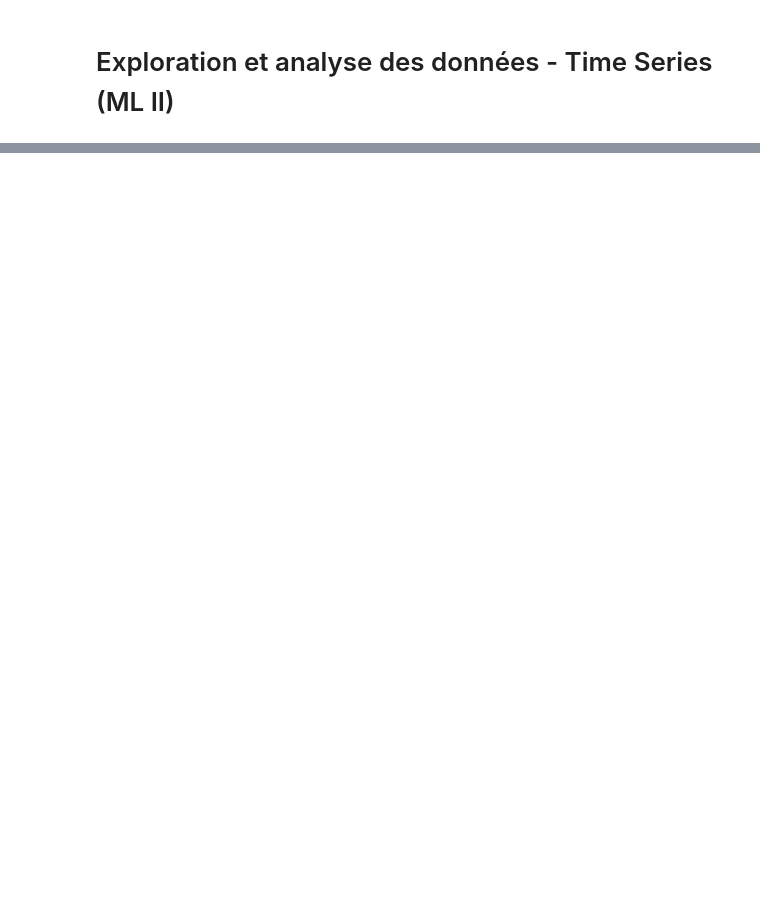
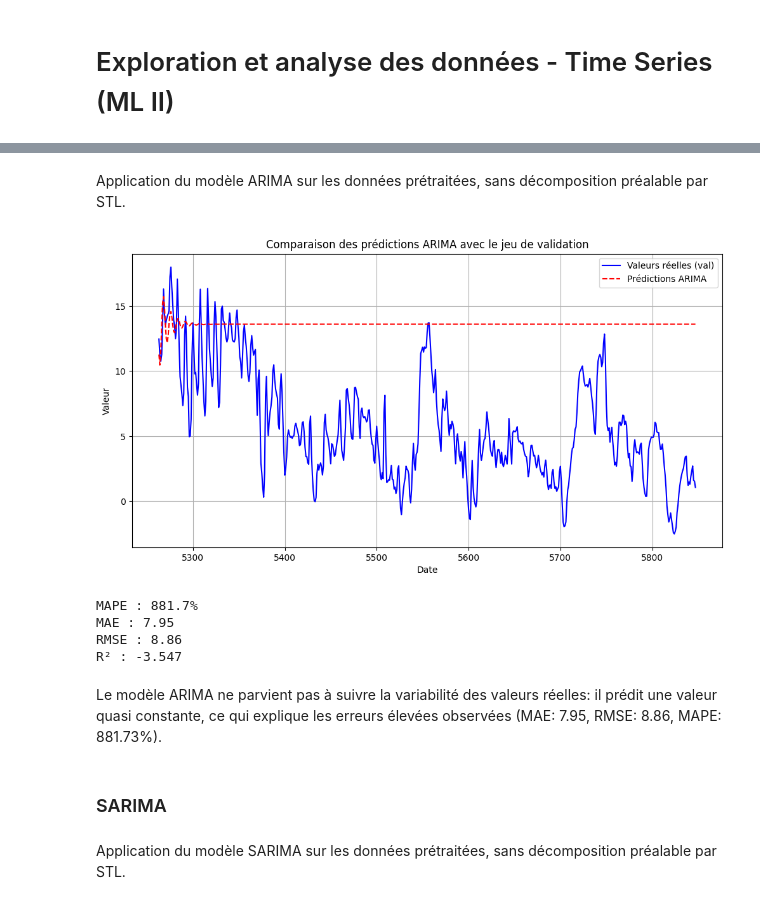
Before and after one commit to 2024-2025-estia-bihar/mesp2-laurent-sini, a Jupyter notebook: notebooks/EDA_Machine_Learning.ipynb, the cells around one changed output, grey strips where cells are left out. Cells and saved outputs as stored; diff of their text form; code cells hidden in the pictures; blank space fills up the shorter version.

```diff
--- a/notebooks/EDA_Machine_Learning.ipynb
+++ b/notebooks/EDA_Machine_Learning.ipynb
@@ -232,0 +314,7 @@ La stationnarité des résidus garantit que les hypothèses de base des modèles
+# %%
+df_model = df_eda.reset_index().rename(columns={'index': 'ds'}).copy()
+
+train = df_model[:train_size]
+test = df_model[train_size:]
+
+print("DATA:", train.shape, test.shape)
@@ -232,0 +329,2 @@ La stationnarité des résidus garantit que les hypothèses de base des modèles
+# %% [markdown]
+Application du modèle ARIMA sur les données prétraitées, sans décomposition préalable par STL.
@@ -232,0 +358,26 @@ La stationnarité des résidus garantit que les hypothèses de base des modèles
+# %%
+study = optuna.create_study(direction='minimize')
+study.optimize(objective, n_trials=100)
+# %%
+arima = SARIMAX(
+            train['y'],
+            order=(study.best_params['p'], study.best_params['d'], study.best_params['q']),
+            seasonal_order=(0,0,0,0),
+            trend=study.best_params['trend']
+        )
+r_arima = arima.fit()
+# %%
+p_arima = r_arima.get_forecast(steps=len(test))
+# %%
+match_val_predict(p_arima.predicted_mean, test['y'], 'ARIMA')
+# %% [output]
+[figure, added]
+# %%
+m_arima = metrics_result(p_arima.predicted_mean, test['y'])
+# %% [output]
+MAPE : 881.7%
+MAE : 7.95
+RMSE : 8.86
+R² : -3.547
+# %% [markdown]
+Le modèle ARIMA ne parvient pas à suivre la variabilité des valeurs réelles: il prédit une valeur quasi constante, ce qui explique les erreurs élevées observées (MAE: 7.95, RMSE: 8.86, MAPE: 881.73%).
@@ -232,0 +397,4 @@ La stationnarité des résidus garantit que les hypothèses de base des modèles
+# %% [markdown]
+### SARIMA
+# %% [markdown]
+Application du modèle SARIMA sur les données prétraitées, sans décomposition préalable par STL.
```
Also changed, not shown: parts of 129 cells of this notebook, 2 other files.
